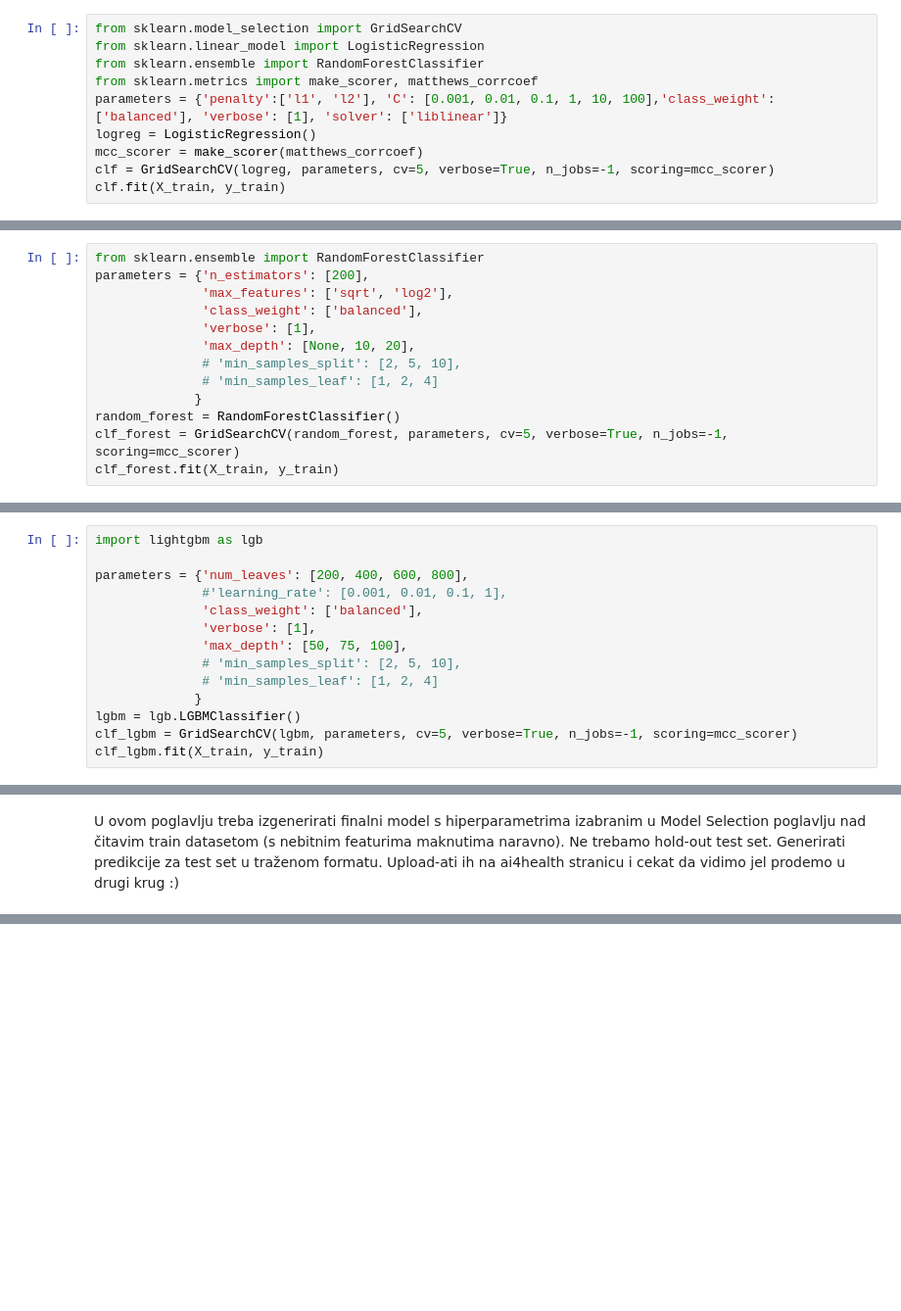
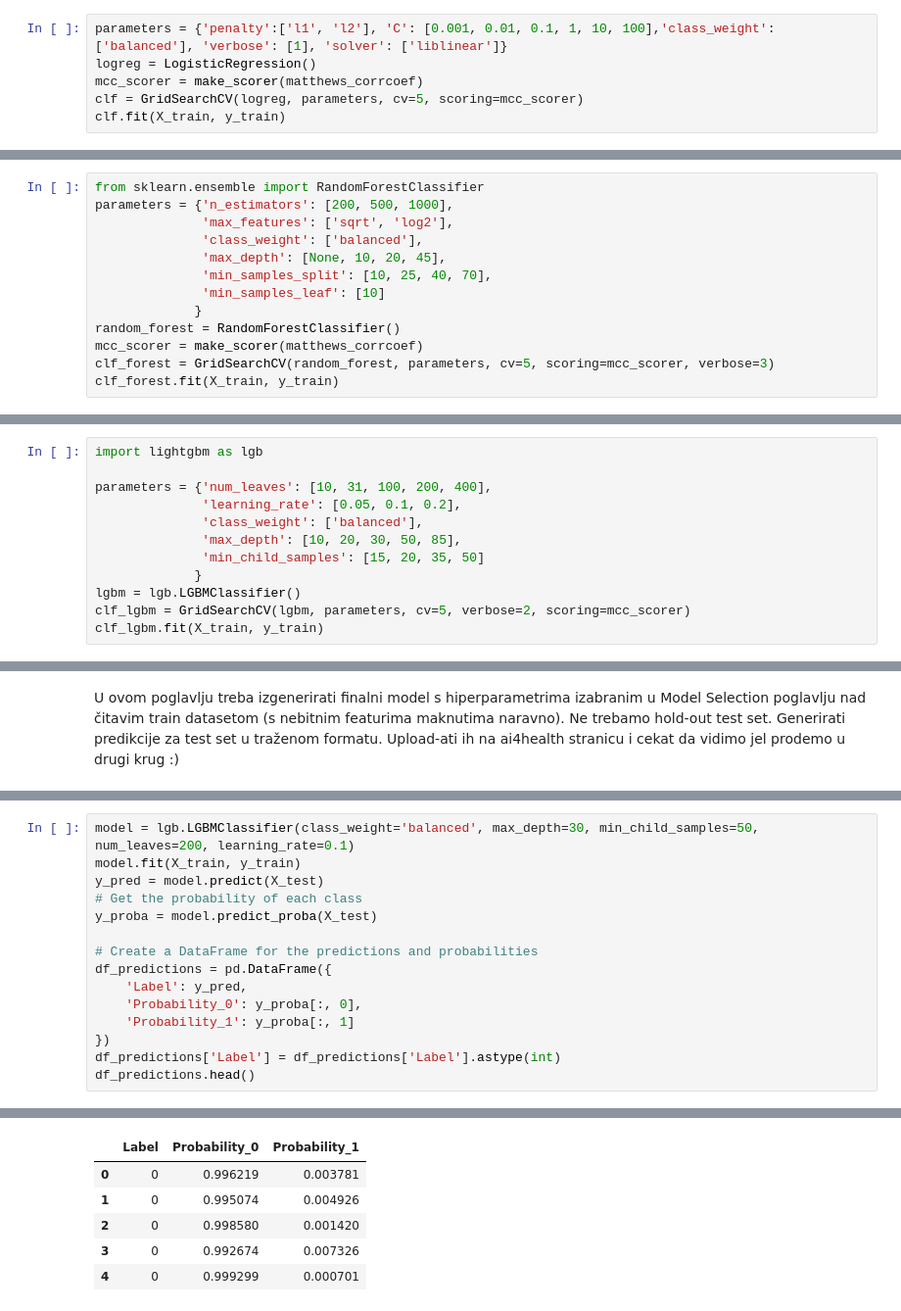
Before and after one commit to Ivan-Klabucar/Kotao, a Jupyter notebook: Exploratory Data Analysis/Experiment.ipynb, the cells around one changed output, grey strips where cells are left out. Shown: that part at 98% size. Saved outputs shown, nothing was run; the diff lists cells and outputs as text; blank space fills up the shorter version.

Commit message:
Final gridsearch and final model predictions done

```diff
--- a/Exploratory Data Analysis/Experiment.ipynb
+++ b/Exploratory Data Analysis/Experiment.ipynb
@@ -1117,10 +1095,6 @@ param_grid = {
 # %%
-from sklearn.model_selection import GridSearchCV
-from sklearn.linear_model import LogisticRegression
-from sklearn.ensemble import RandomForestClassifier
-from sklearn.metrics import make_scorer, matthews_corrcoef
 parameters = {'penalty':['l1', 'l2'], 'C': [0.001, 0.01, 0.1, 1, 10, 100],'class_weight': ['balanced'], 'verbose': [1], 'solver': ['liblinear']}
 logreg = LogisticRegression()
 mcc_scorer = make_scorer(matthews_corrcoef)
-clf = GridSearchCV(logreg, parameters, cv=5, verbose=True, n_jobs=-1, scoring=mcc_scorer)
+clf = GridSearchCV(logreg, parameters, cv=5, scoring=mcc_scorer)
 clf.fit(X_train, y_train)
@@ -1160,15 +1125,15 @@ LogisticRegression(C=0.01, class_weight='balanced', solver='liblinear',
                    verbose=1)
 # %%
 from sklearn.ensemble import RandomForestClassifier
-parameters = {'n_estimators': [200],
+parameters = {'n_estimators': [200, 500, 1000],
               'max_features': ['sqrt', 'log2'],
               'class_weight': ['balanced'],
-              'verbose': [1],
-              'max_depth': [None, 10, 20],
-              # 'min_samples_split': [2, 5, 10],
-              # 'min_samples_leaf': [1, 2, 4]
+              'max_depth': [None, 10, 20, 45],
+              'min_samples_split': [10, 25, 40, 70],
+              'min_samples_leaf': [10]
              }
 random_forest = RandomForestClassifier()
-clf_forest = GridSearchCV(random_forest, parameters, cv=5, verbose=True, n_jobs=-1, scoring=mcc_scorer)
+mcc_scorer = make_scorer(matthews_corrcoef)
+clf_forest = GridSearchCV(random_forest, parameters, cv=5, scoring=mcc_scorer, verbose=3)
 clf_forest.fit(X_train, y_train)
 # %% [output]
@@ -1226,14 +1211,12 @@ GridSearchCV(cv=5, estimator=GradientBoostingClassifier(), n_jobs=-1,
 # %%
 import lightgbm as lgb
 
-parameters = {'num_leaves': [200, 400, 600, 800],
-              #'learning_rate': [0.001, 0.01, 0.1, 1],
+parameters = {'num_leaves': [10, 31, 100, 200, 400],
+              'learning_rate': [0.05, 0.1, 0.2],
               'class_weight': ['balanced'],
-              'verbose': [1],
-              'max_depth': [50, 75, 100],
-              # 'min_samples_split': [2, 5, 10],
-              # 'min_samples_leaf': [1, 2, 4]
+              'max_depth': [10, 20, 30, 50, 85],
+              'min_child_samples': [15, 20, 35, 50]
              }
 lgbm = lgb.LGBMClassifier()
-clf_lgbm = GridSearchCV(lgbm, parameters, cv=5, verbose=True, n_jobs=-1, scoring=mcc_scorer)
+clf_lgbm = GridSearchCV(lgbm, parameters, cv=5, verbose=2, scoring=mcc_scorer)
 clf_lgbm.fit(X_train, y_train)
@@ -1330,0 +1262,16 @@ clf.cv_results_
+# %%
+model = lgb.LGBMClassifier(class_weight='balanced', max_depth=30, min_child_samples=50, num_leaves=200, learning_rate=0.1)
+model.fit(X_train, y_train)
+y_pred = model.predict(X_test)
+# Get the probability of each class
+y_proba = model.predict_proba(X_test)
+
+# Create a DataFrame for the predictions and probabilities
+df_predictions = pd.DataFrame({
+    'Label': y_pred,
+    'Probability_0': y_proba[:, 0],
+    'Probability_1': y_proba[:, 1]
+})
+df_predictions['Label'] = df_predictions['Label'].astype(int)
+df_predictions.head()
+# %% [output]
@@ -1330,0 +1297,6 @@ clf.cv_results_
+|  | Label | Probability_0 | Probability_1 |
+| 0 | 0 | 0.996219 | 0.003781 |
+| 1 | 0 | 0.995074 | 0.004926 |
+| 2 | 0 | 0.998580 | 0.001420 |
+| 3 | 0 | 0.992674 | 0.007326 |
+| 4 | 0 | 0.999299 | 0.000701 |
```
Also changed, not shown: parts of 54 cells of this notebook, 1 other file.
